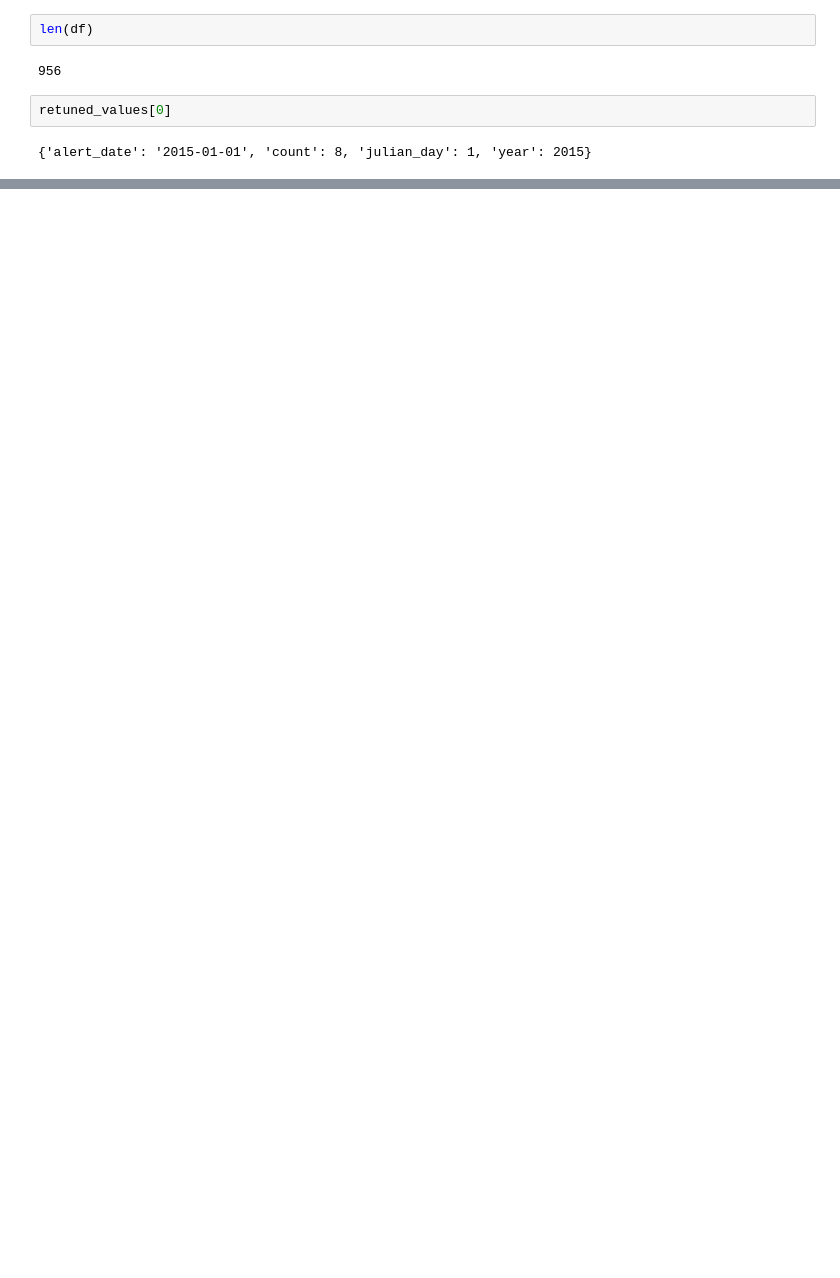
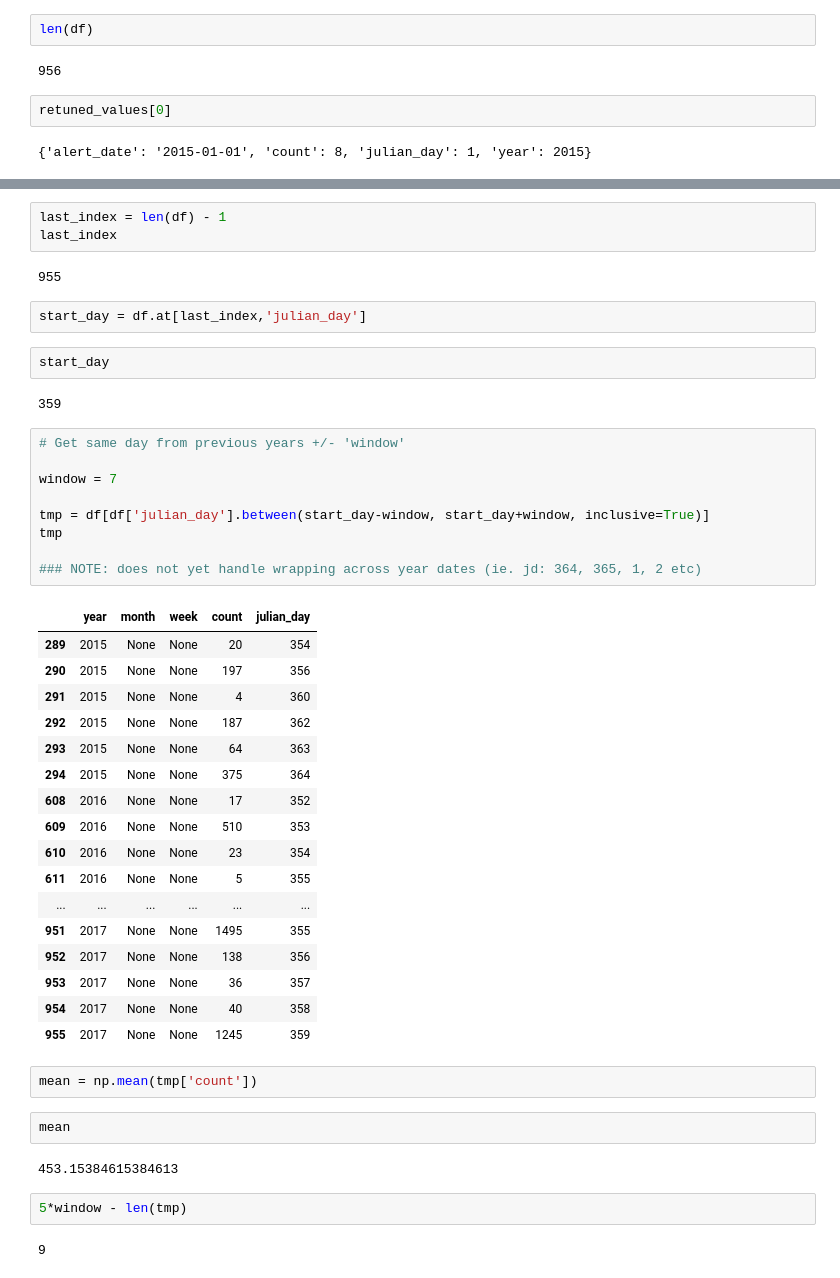
Before and after one commit to Vizzuality/gfw_nbks, a Jupyter notebook: Alerts_widgets_GLADS.ipynb, the cells around one changed output, grey strips where cells are left out. Drawn from its saved outputs; the diff is of its cells as text; blank space fills up the shorter version.

```diff
--- a/Alerts_widgets_GLADS.ipynb
+++ b/Alerts_widgets_GLADS.ipynb
@@ -828,0 +216,48 @@ retuned_values[0]
+# %%
+last_index = len(df) - 1
+last_index
+# %% [output]
+955
+# %%
+start_day = df.at[last_index,'julian_day']
+# %%
+start_day
+# %% [output]
+359
+# %%
+# Get same day from previous years +/- 'window'
+
+window = 7
+
+tmp = df[df['julian_day'].between(start_day-window, start_day+window, inclusive=True)]
+tmp
+
+### NOTE: does not yet handle wrapping across year dates (ie. jd: 364, 365, 1, 2 etc)
+# %% [output]
+|  | year | month | week | count | julian_day |
+| 289 | 2015 | None | None | 20 | 354 |
+| 290 | 2015 | None | None | 197 | 356 |
+| 291 | 2015 | None | None | 4 | 360 |
+| 292 | 2015 | None | None | 187 | 362 |
+| 293 | 2015 | None | None | 64 | 363 |
+| 294 | 2015 | None | None | 375 | 364 |
+| 608 | 2016 | None | None | 17 | 352 |
+| 609 | 2016 | None | None | 510 | 353 |
+| 610 | 2016 | None | None | 23 | 354 |
+| 611 | 2016 | None | None | 5 | 355 |
+| ... | ... | ... | ... | ... | ... |
+| 951 | 2017 | None | None | 1495 | 355 |
+| 952 | 2017 | None | None | 138 | 356 |
+| 953 | 2017 | None | None | 36 | 357 |
+| 954 | 2017 | None | None | 40 | 358 |
+| 955 | 2017 | None | None | 1245 | 359 |
+# %%
+mean = np.mean(tmp['count'])
+# %%
+mean
+# %% [output]
+453.15384615384613
+# %%
+5*window - len(tmp)
+# %% [output]
+9
```
Also changed, not shown: parts of 105 cells of this notebook.
